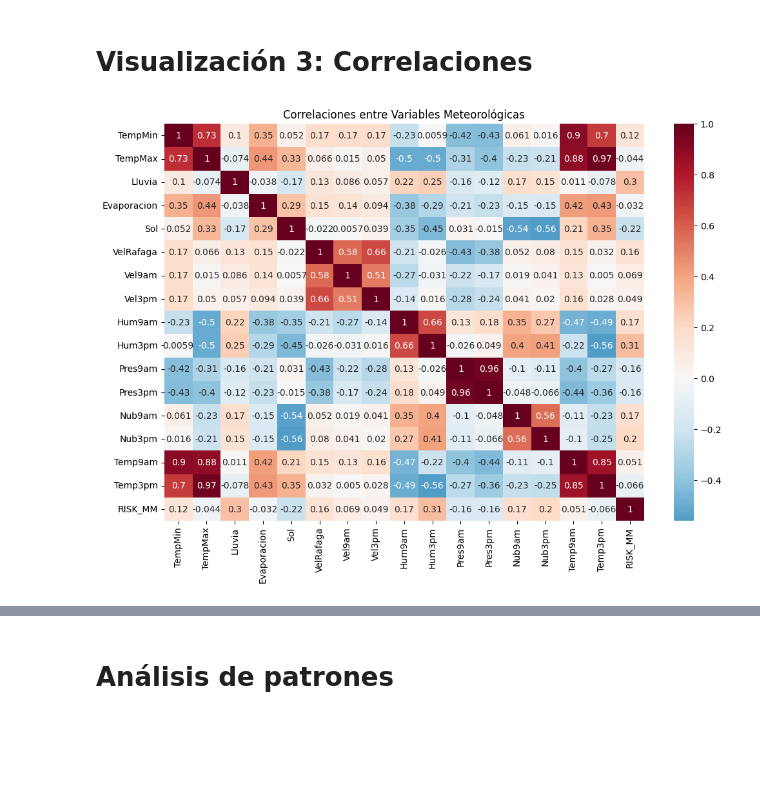
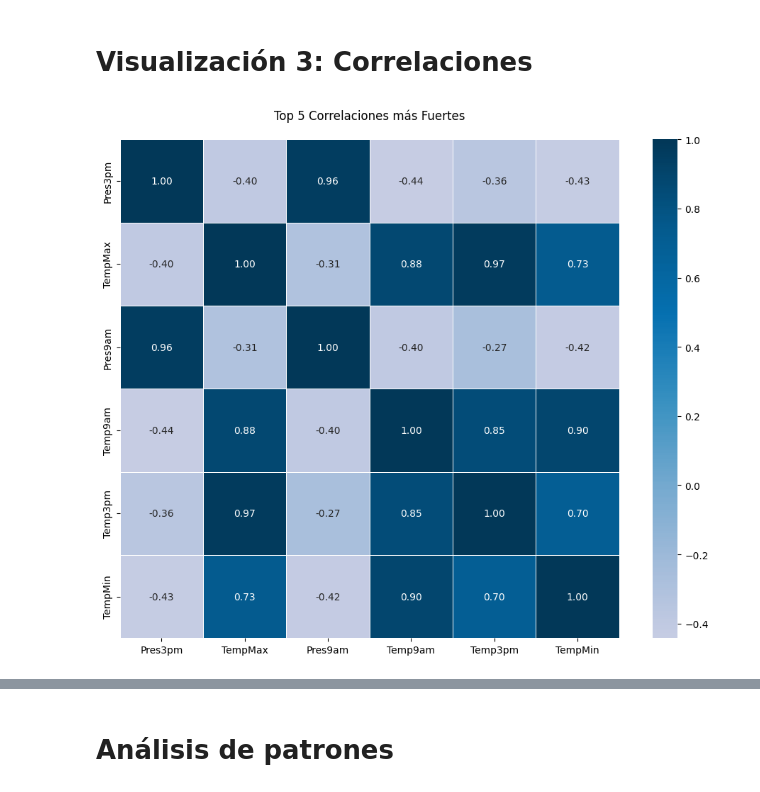
Before and after one commit to AntaresAnton/Examen-Mineria-Datos, a Jupyter notebook: ExamenTranversal_PatricioQuintanilla_ItaloBrignardello.ipynb, the cells around one changed output, grey strips where cells are left out. Cells and saved outputs as stored; diff of their text form; code cells hidden in the pictures; blank space fills up the shorter version.

```diff
--- a/ExamenTranversal_PatricioQuintanilla_ItaloBrignardello.ipynb
+++ b/ExamenTranversal_PatricioQuintanilla_ItaloBrignardello.ipynb
@@ -217,10 +600,42 @@ plt.show()
 # %% [markdown]
 # Visualización 3: Correlaciones
-# %%
-
-plt.figure(figsize=(12, 8))
-sns.heatmap(df[columnas_numericas].corr(), annot=True, cmap='RdBu_r', center=0)
-plt.title('Correlaciones entre Variables Meteorológicas')
-plt.show()
-# %% [output]
-[figure, removed]
+# %%
+# Seleccionar solo variables numéricas
+numeric_cols = df.select_dtypes(include=['float64', 'int64']).columns
+
+# Calcular matriz de correlación
+corr_matrix = df[numeric_cols].corr()
+
+# Obtener las 5 correlaciones más fuertes (excluyendo auto-correlaciones)
+top_5_corr = []
+for i in range(len(corr_matrix.columns)):
+    for j in range(i):
+        top_5_corr.append((corr_matrix.index[i],
+                          corr_matrix.columns[j],
+                          abs(corr_matrix.iloc[i,j])))
+
+top_5_corr = sorted(top_5_corr, key=lambda x: x[2], reverse=True)[:5]
+
+# Crear matriz para las top 5 correlaciones
+top_vars = set()
+for var1, var2, _ in top_5_corr:
+    top_vars.add(var1)
+    top_vars.add(var2)
+
+# Visualizar heatmap
+plt.figure(figsize=(10, 8))
+sns.heatmap(df[list(top_vars)].corr(),
+            annot=True,
+            fmt='.2f',
+            cmap='PuBu',  # Paleta azul-púrpura para correlaciones
+            center=0,
+            square=True,
+            linewidths=0.5,
+            annot_kws={'size': 10})
+
+
+plt.title('Top 5 Correlaciones más Fuertes', pad=20)
+plt.tight_layout()
+plt.show()
+# %% [output]
+[figure, added]
```
Also changed, not shown: parts of 26 cells of this notebook.
